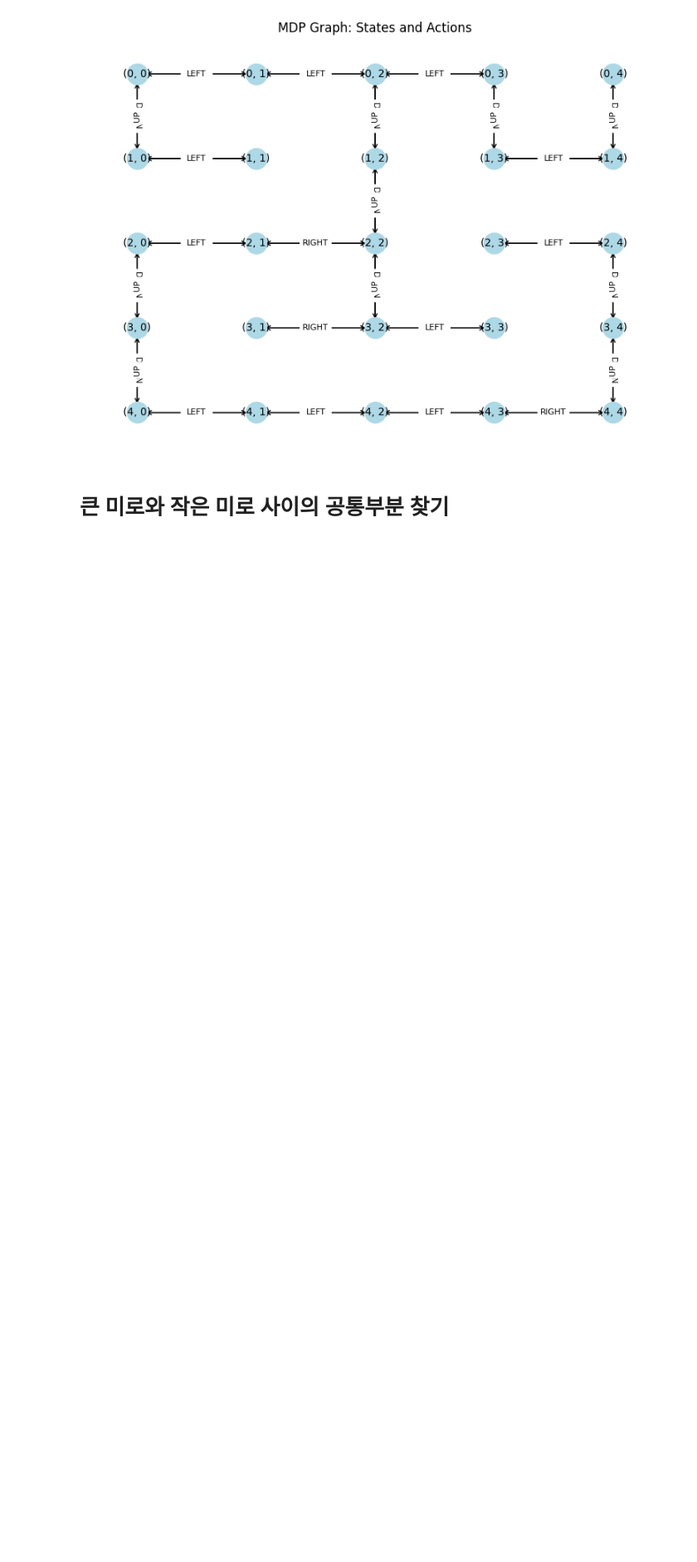
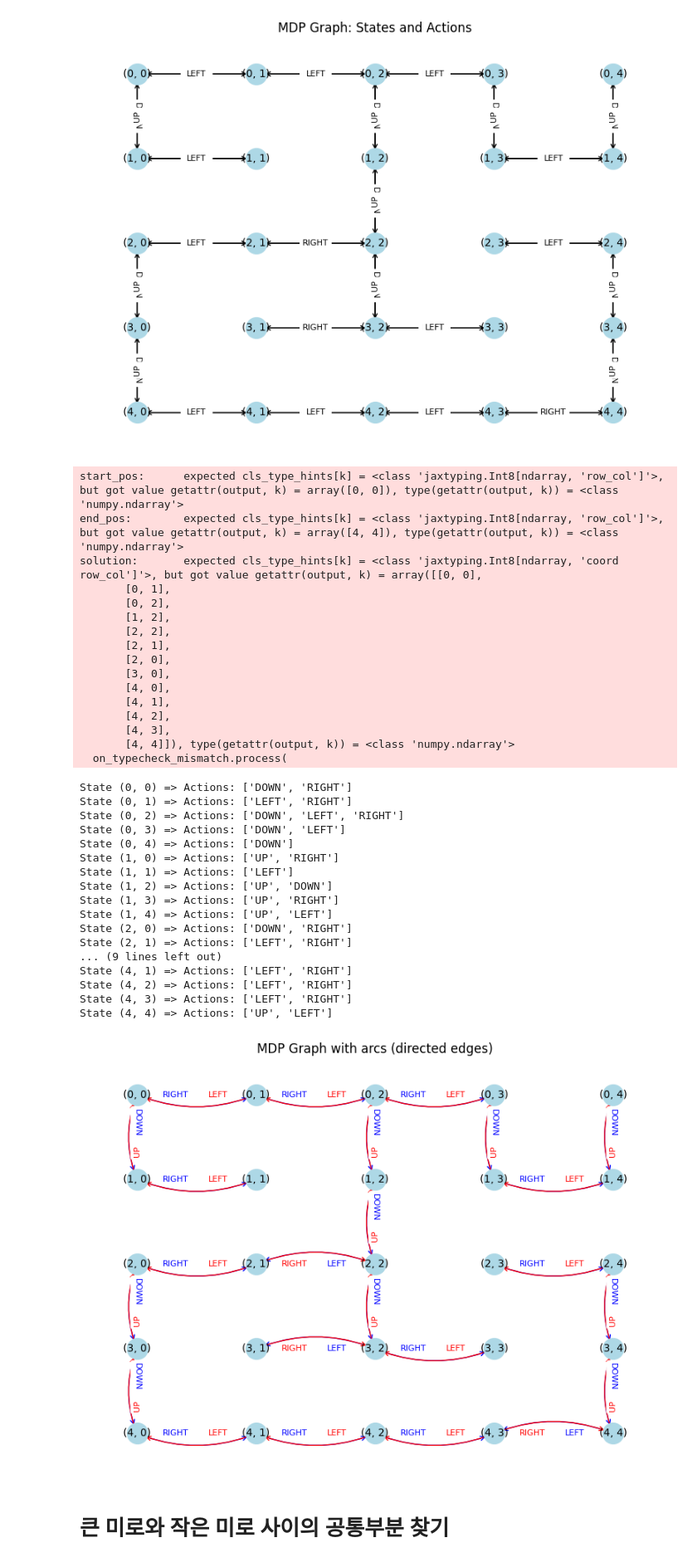
Before and after one commit to BobettiFP/mdp, a Jupyter notebook: create_maze_dataset.ipynb, the cells around one changed output. Shown: that part at 83% size. Cells and saved outputs as stored; diff of their text form; code cells hidden in the pictures; blank space fills up the shorter version.

Commit message:
added multigraph attribute to maze mdp graph viz to distinguish direction

```diff
--- a/create_maze_dataset.ipynb
+++ b/create_maze_dataset.ipynb
@@ -343,3 +446,68 @@ State (4, 4) => Actions: ['UP', 'LEFT']
+# %%
+if __name__ == "__main__":
+    import matplotlib.pyplot as plt
+    from maze_dataset import MazeDataset, MazeDatasetConfig
+    from maze_dataset.generation import LatticeMazeGenerators
+
+    # 1) 작은 미로 생성 (ex: 3x3)
+    cfg = MazeDatasetConfig(
+        name="mdp_graph_example",
+        grid_n=5,
+        n_mazes=1,
+        maze_ctor=LatticeMazeGenerators.gen_dfs,
+        maze_ctor_kwargs=dict(do_forks=True),
+        endpoint_kwargs=dict(
+            allowed_start=[(0, 0)],
+            allowed_end=[(4, 4)],
+        )
+    )
+    dataset = MazeDataset.from_config(cfg)
+    solved_maze = dataset[0]
+
+    # 2) MDP 구성
+    mdp = create_mdp_from_solved_maze(solved_maze)
+
+    # 텍스트 형태로 가능한 액션 출력
+    print_possible_actions(mdp)
+
+    # 3) NetworkX로 그래프 구성 및 시각화
+    G = mdp_to_nx_digraph(mdp)
+    draw_mdp_graph_arcs(G, grid_shape=solved_maze.grid_shape)
+# %% [output]
+start_pos:      expected cls_type_hints[k] = <class 'jaxtyping.Int8[ndarray, 'row_col']'>, but got value getattr(output, k) = array([0, 0]), type(getattr(output, k)) = <class 'numpy.ndarray'>
+end_pos:        expected cls_type_hints[k] = <class 'jaxtyping.Int8[ndarray, 'row_col']'>, but got value getattr(output, k) = array([4, 4]), type(getattr(output, k)) = <class 'numpy.ndarray'>
+solution:       expected cls_type_hints[k] = <class 'jaxtyping.Int8[ndarray, 'coord row_col']'>, but got value getattr(output, k) = array([[0, 0],
+       [0, 1],
+       [0, 2],
+       [1, 2],
+       [2, 2],
+       [2, 1],
+       [2, 0],
+       [3, 0],
+       [4, 0],
+       [4, 1],
+       [4, 2],
+       [4, 3],
+       [4, 4]]), type(getattr(output, k)) = <class 'numpy.ndarray'>
+  on_typecheck_mismatch.process(
+State (0, 0) => Actions: ['DOWN', 'RIGHT']
+State (0, 1) => Actions: ['LEFT', 'RIGHT']
+State (0, 2) => Actions: ['DOWN', 'LEFT', 'RIGHT']
+State (0, 3) => Actions: ['DOWN', 'LEFT']
+State (0, 4) => Actions: ['DOWN']
+State (1, 0) => Actions: ['UP', 'RIGHT']
+State (1, 1) => Actions: ['LEFT']
+State (1, 2) => Actions: ['UP', 'DOWN']
+State (1, 3) => Actions: ['UP', 'RIGHT']
+State (1, 4) => Actions: ['UP', 'LEFT']
+State (2, 0) => Actions: ['DOWN', 'RIGHT']
+State (2, 1) => Actions: ['LEFT', 'RIGHT']
+... (9 lines left out)
+State (4, 1) => Actions: ['LEFT', 'RIGHT']
+State (4, 2) => Actions: ['LEFT', 'RIGHT']
+State (4, 3) => Actions: ['LEFT', 'RIGHT']
+State (4, 4) => Actions: ['UP', 'LEFT']
+[figure, added]
 # %% [markdown]
 # 큰 미로와 작은 미로 사이의 공통부분 찾기
 # %%
```
Also changed, not shown: parts of 1 cell of this notebook.
